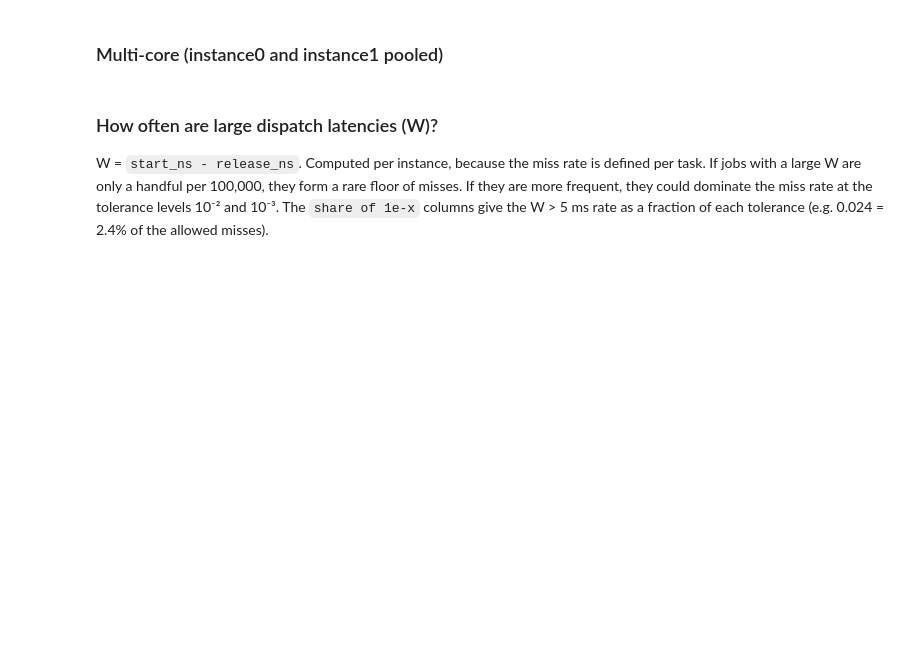
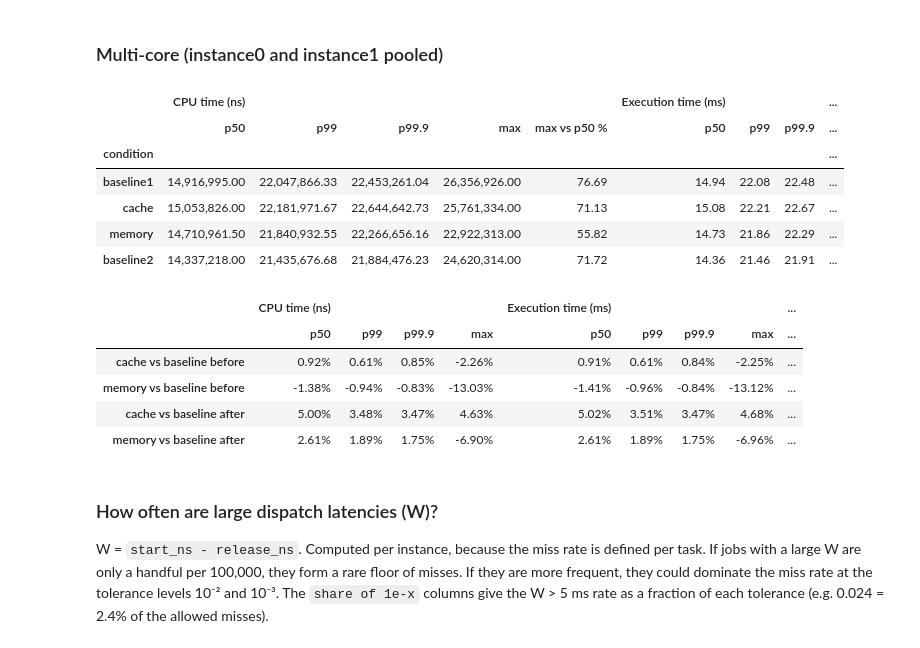
Before and after one commit to pippi2802/GraduationProject, a Jupyter notebook: research-questions/RQ2/analysis/analysis.ipynb, the cells around one changed output. Cells and saved outputs as stored; diff of their text form; code cells hidden in the pictures; blank space fills up the shorter version.

```diff
--- a/research-questions/RQ2/analysis/analysis.ipynb
+++ b/research-questions/RQ2/analysis/analysis.ipynb
@@ -73,8 +101,22 @@ display(pcts["single_core"].style.format("{:+.2f}%"))
 # %% [markdown]
 ### Multi-core (instance0 and instance1 pooled)
 # %%
-display(tables["multi_core"].style.format("{:,.3f}"))
-display(pcts["multi_core"].style.format("{:+.2f}%"))
+display(tables["multi_core"].style.format("{:,.2f}"))
+display(pcts["multi_core"].style.format("{:,.2f}%"))
+# %% [output]
+|  | CPU time (ns) |  |  |  |  | Execution time (ms) |  |  | ... |
+|  | p50 | p99 | p99.9 | max | max vs p50 % | p50 | p99 | p99.9 | ... |
+| condition |  |  |  |  |  |  |  |  | ... |
+| baseline1 | 14,916,995.00 | 22,047,866.33 | 22,453,261.04 | 26,356,926.00 | 76.69 | 14.94 | 22.08 | 22.48 | ... |
+| cache | 15,053,826.00 | 22,181,971.67 | 22,644,642.73 | 25,761,334.00 | 71.13 | 15.08 | 22.21 | 22.67 | ... |
+| memory | 14,710,961.50 | 21,840,932.55 | 22,266,656.16 | 22,922,313.00 | 55.82 | 14.73 | 21.86 | 22.29 | ... |
+| baseline2 | 14,337,218.00 | 21,435,676.68 | 21,884,476.23 | 24,620,314.00 | 71.72 | 14.36 | 21.46 | 21.91 | ... |
+|  | CPU time (ns) |  |  |  | Execution time (ms) |  |  |  | ... |
+|  | p50 | p99 | p99.9 | max | p50 | p99 | p99.9 | max | ... |
+| cache vs baseline before | 0.92% | 0.61% | 0.85% | -2.26% | 0.91% | 0.61% | 0.84% | -2.25% | ... |
+| memory vs baseline before | -1.38% | -0.94% | -0.83% | -13.03% | -1.41% | -0.96% | -0.84% | -13.12% | ... |
+| cache vs baseline after | 5.00% | 3.48% | 3.47% | 4.63% | 5.02% | 3.51% | 3.47% | 4.68% | ... |
+| memory vs baseline after | 2.61% | 1.89% | 1.75% | -6.90% | 2.61% | 1.89% | 1.75% | -6.96% | ... |
 # %% [markdown]
 ### How often are large dispatch latencies (W)?
 W = `start_ns - release_ns`. Computed per instance, because the miss rate is defined per task.
```
Also changed, not shown: parts of 25 cells of this notebook, 20 other files.
